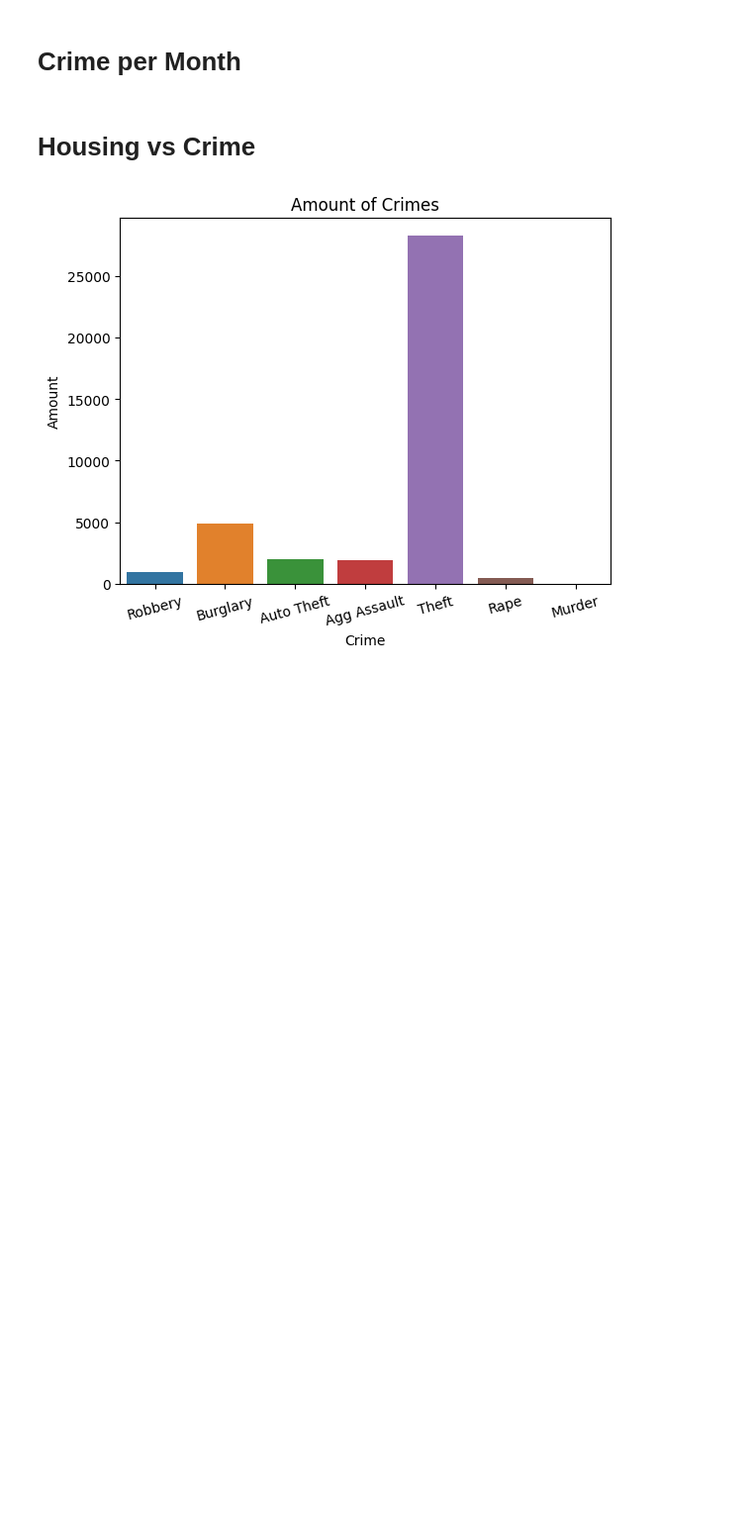
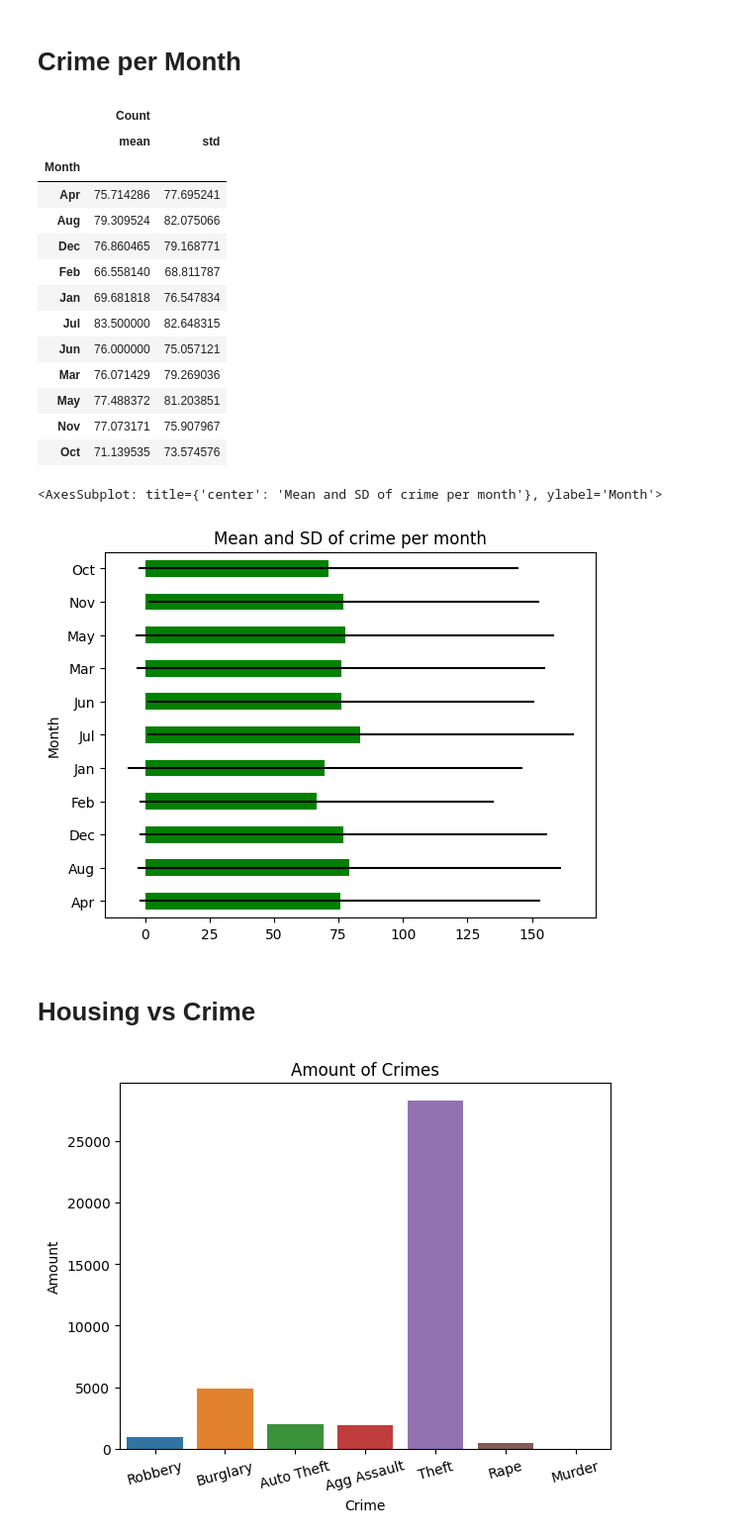
Before and after one commit to ablibranix/project2, a Jupyter notebook: project2.ipynb, the cells around one changed output. Shown at 99% size. Cells and saved outputs as stored; diff of their text form; code cells hidden in the pictures; blank space fills up the shorter version.

```diff
--- a/project2.ipynb
+++ b/project2.ipynb
@@ -20,5 +11,40 @@ dtype: object
 # %% [markdown]
 # Crime per Month
+# %%
+months = ["Jan", "Feb", "Mar", "Apr", "May", "Jun", "Jul", "Aug", "Sept", "Oct", "Nov", "Dec"]
+data = []
+means = []
+stds = []
+for month in months:
+  currentdf = crimeHousing[crimeHousing.Report_Date.str.contains(month)]
+  currentdf = currentdf.groupby(by="Zip_Code_Crime")
+  groups = currentdf.groups.keys()
+  currentdf = currentdf.count()
+  for count in currentdf.Key:
+    data.append([month, count])
+
+df = pd.DataFrame(data=data, columns=["Month", "Count"])
+distribution = df.groupby("Month").agg({"Count":["mean", "std"]})
+display(distribution)
+distribution.Count.plot(kind = "barh", y = "mean", legend = False,
+          xerr = "std", title = "Mean and SD of crime per month", color='green')
+# %% [output]
+|  | Count |  |
+|  | mean | std |
+| Month |  |  |
+| Apr | 75.714286 | 77.695241 |
+| Aug | 79.309524 | 82.075066 |
+| Dec | 76.860465 | 79.168771 |
+| Feb | 66.558140 | 68.811787 |
+| Jan | 69.681818 | 76.547834 |
+| Jul | 83.500000 | 82.648315 |
+| Jun | 76.000000 | 75.057121 |
+| Mar | 76.071429 | 79.269036 |
+| May | 77.488372 | 81.203851 |
+| Nov | 77.073171 | 75.907967 |
+| Oct | 71.139535 | 73.574576 |
+<AxesSubplot: title={'center': 'Mean and SD of crime per month'}, ylabel='Month'>
+[figure, added]
 # %% [markdown]
 # Housing vs Crime
 # %%
```
Also changed, not shown: parts of 3 cells of this notebook, 4 other files.
